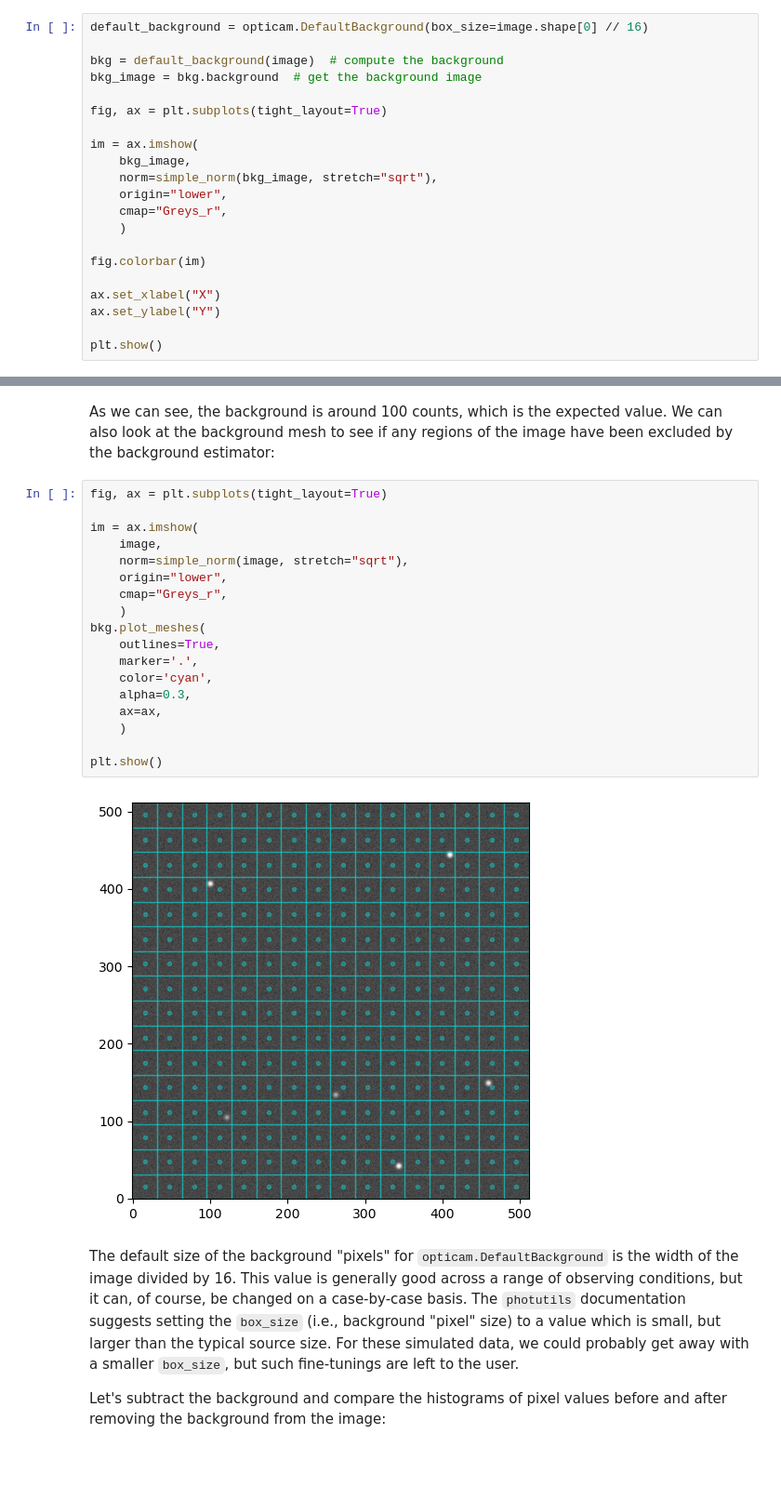
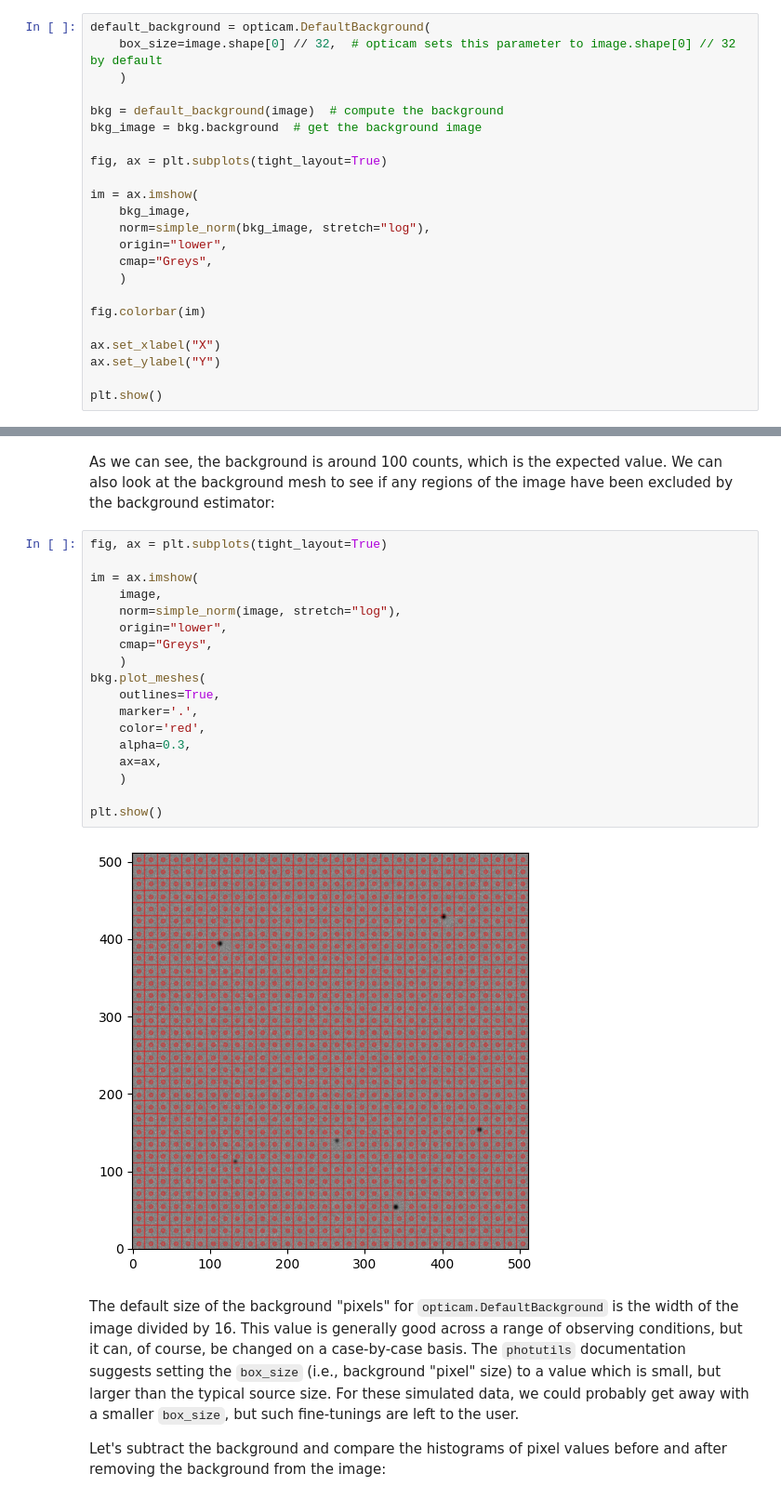
Before and after one commit to zairving/opticam, a Jupyter notebook: docs/tutorials/backgrounds.ipynb, the cells around one changed output, grey strips where cells are left out. Shown at 93% size. Cells and saved outputs as stored; diff of their text form; blank space fills up the shorter version.

```diff
--- a/docs/tutorials/backgrounds.ipynb
+++ b/docs/tutorials/backgrounds.ipynb
@@ -63,7 +68,9 @@ plt.show()
 
 `opticam`'s default background estimator is the default `Background2D()` estimator from `photutils` with some added convenience tailored to OPTICAM. Let's look at the background image produced by the default estimator:
 # %%
-default_background = opticam.DefaultBackground(box_size=image.shape[0] // 16)
+default_background = opticam.DefaultBackground(
+    box_size=image.shape[0] // 32,  # opticam sets this parameter to image.shape[0] // 32 by default
+    )
 
 bkg = default_background(image)  # compute the background
 bkg_image = bkg.background  # get the background image
@@ -72,9 +79,9 @@ fig, ax = plt.subplots(tight_layout=True)
 
 im = ax.imshow(
     bkg_image,
-    norm=simple_norm(bkg_image, stretch="sqrt"),
+    norm=simple_norm(bkg_image, stretch="log"),
     origin="lower",
-    cmap="Greys_r",
+    cmap="Greys",
     )
 
 fig.colorbar(im)
@@ -90,23 +97,23 @@ As we can see, the background is around 100 counts, which is the expected value.
 # %%
 fig, ax = plt.subplots(tight_layout=True)
 
 im = ax.imshow(
     image,
-    norm=simple_norm(image, stretch="sqrt"),
+    norm=simple_norm(image, stretch="log"),
     origin="lower",
-    cmap="Greys_r",
+    cmap="Greys",
     )
 bkg.plot_meshes(
     outlines=True,
     marker='.',
-    color='cyan',
+    color='red',
     alpha=0.3,
     ax=ax,
     )
 
 plt.show()
 # %% [output]
-[figure, old version]
+[figure, new version]
 # %% [markdown]
 The default size of the background "pixels" for `opticam.DefaultBackground` is the width of the image divided by 16. This value is generally good across a range of observing conditions, but it can, of course, be changed on a case-by-case basis. The `photutils` documentation suggests setting the `box_size` (i.e., background "pixel" size) to a value which is small, but larger than the typical source size. For these simulated data, we could probably get away with a smaller `box_size`, but such fine-tunings are left to the user.
 
```
Also changed, not shown: parts of 13 cells of this notebook, 5 other files.
